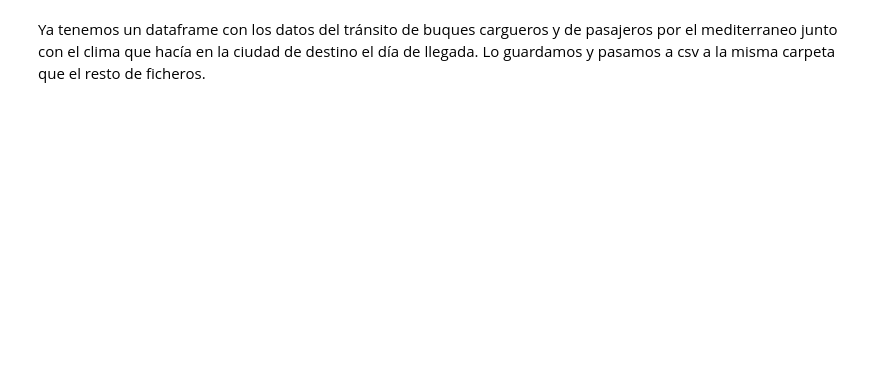
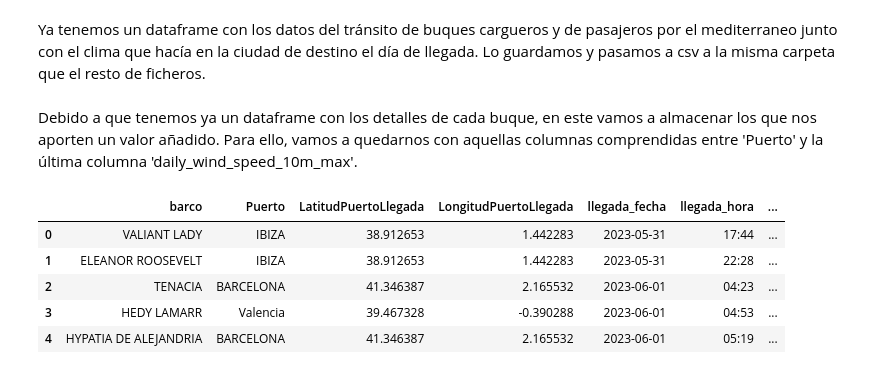
Before and after one commit to Jacobomb/ETL_Project_BalearicTransit, a Jupyter notebook: notebooks/2.Weather_API.ipynb, the cells around one changed output. Drawn from its saved outputs; the diff is of its cells as text; code cells hidden in the pictures; blank space fills up the shorter version.

```diff
--- a/notebooks/2.Weather_API.ipynb
+++ b/notebooks/2.Weather_API.ipynb
@@ -18,3 +16,5 @@ ModuleNotFoundError: No module named 'openmeteo'
+# %%
+pd.set_option('display.max_columns', None)
 # %%
 #Voy a importar en primer lugar el dataframe
 df = pd.read_csv('../data/transit_clean.csv')
@@ -230,2 +229,15 @@ df.head()
 # %% [markdown]
 Ya tenemos un dataframe con los datos del tránsito de buques cargueros y de pasajeros por el mediterraneo junto con el clima que hacía en la ciudad de destino el día de llegada. Lo guardamos y pasamos a csv a la misma carpeta que el resto de ficheros.
+# %% [markdown]
+Debido a que tenemos ya un dataframe con los detalles de cada buque, en este vamos a almacenar los que nos aporten un valor añadido. Para ello, vamos a quedarnos con aquellas columnas comprendidas entre 'Puerto' y la última columna 'daily_wind_speed_10m_max'.
+# %%
+df.drop(columns=['origen', 'destino', 'llegada', 'salida', 'alineacion', 'consignatorio', 'gt', 'escala', 'bandera', 'eslora', 'calado'], inplace=True)
+# %%
+df.head()
+# %% [output]
+|  | barco | Puerto | LatitudPuertoLlegada | LongitudPuertoLlegada | llegada_fecha | llegada_hora | ... |
+| 0 | VALIANT LADY | IBIZA | 38.912653 | 1.442283 | 2023-05-31 | 17:44 | ... |
+| 1 | ELEANOR ROOSEVELT | IBIZA | 38.912653 | 1.442283 | 2023-05-31 | 22:28 | ... |
+| 2 | TENACIA | BARCELONA | 41.346387 | 2.165532 | 2023-06-01 | 04:23 | ... |
+| 3 | HEDY LAMARR | Valencia | 39.467328 | -0.390288 | 2023-06-01 | 04:53 | ... |
+| 4 | HYPATIA DE ALEJANDRIA | BARCELONA | 41.346387 | 2.165532 | 2023-06-01 | 05:19 | ... |
```
Also changed, not shown: parts of 7 cells of this notebook, 2 other files.
